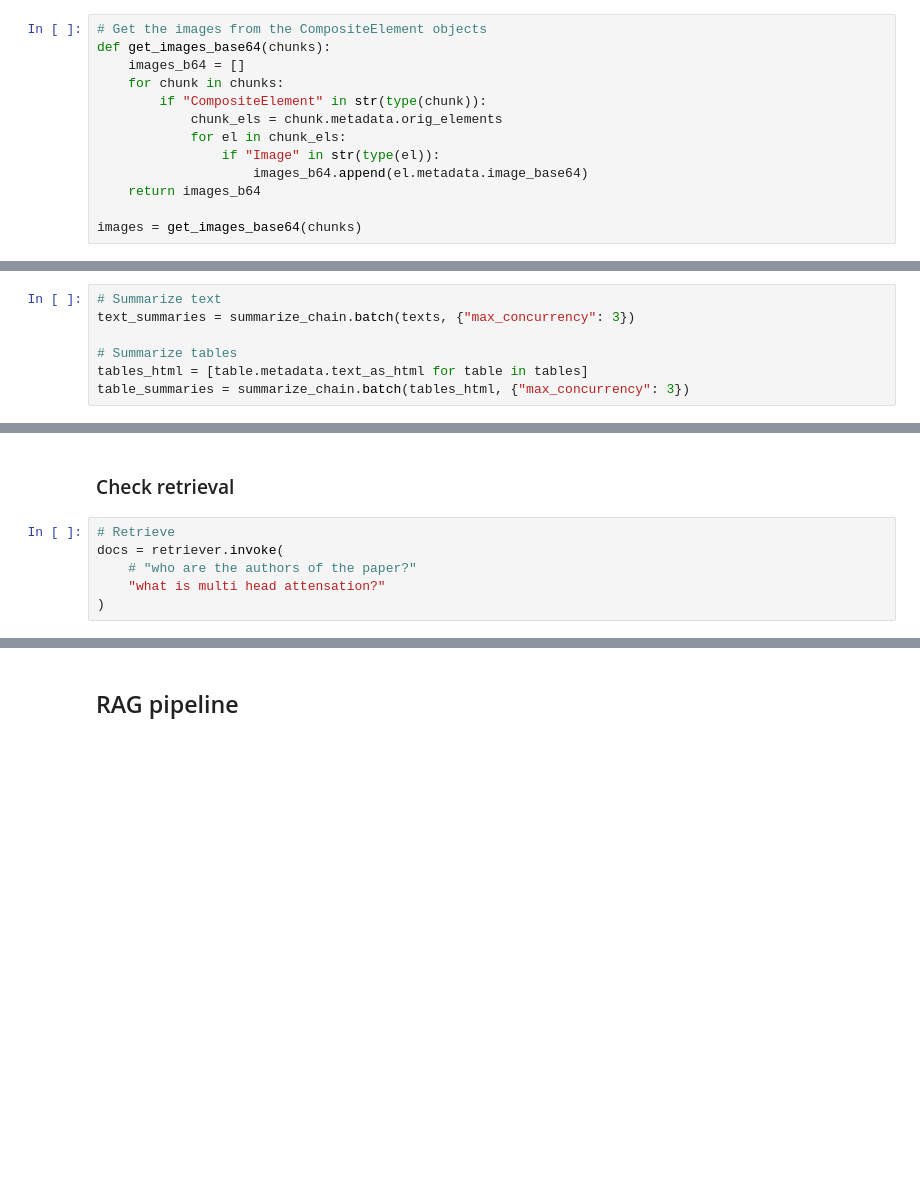
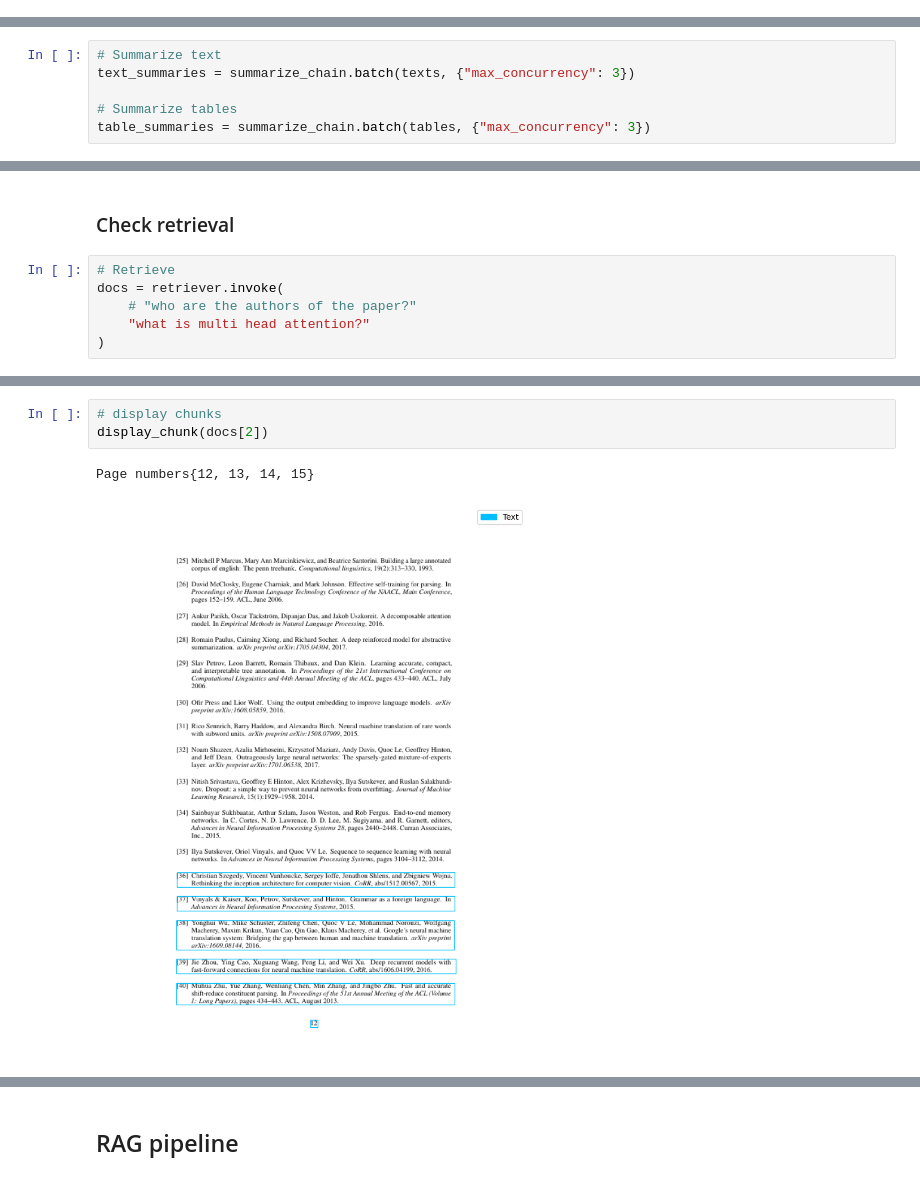
Before and after one commit to ravikothari510/mutisource-pdf-query, a Jupyter notebook: langchain-multimodal.ipynb, the cells around one changed output, grey strips where cells are left out. Saved outputs shown, nothing was run; the diff lists cells and outputs as text; blank space fills up the shorter version.

```diff
--- a/langchain-multimodal.ipynb
+++ b/langchain-multimodal.ipynb
@@ -70,13 +145,0 @@ tables[0].metadata.text_as_html
-# %%
-# Get the images from the CompositeElement objects
-def get_images_base64(chunks):
-    images_b64 = []
-    for chunk in chunks:
-        if "CompositeElement" in str(type(chunk)):
-            chunk_els = chunk.metadata.orig_elements
-            for el in chunk_els:
-                if "Image" in str(type(el)):
-                    images_b64.append(el.metadata.image_base64)
-    return images_b64
-
-images = get_images_base64(chunks)
@@ -131,5 +305,4 @@ summarize_chain = {"element": lambda x: x} | prompt | model | StrOutputParser()
 text_summaries = summarize_chain.batch(texts, {"max_concurrency": 3})
 
 # Summarize tables
-tables_html = [table.metadata.text_as_html for table in tables]
-table_summaries = summarize_chain.batch(tables_html, {"max_concurrency": 3})
+table_summaries = summarize_chain.batch(tables, {"max_concurrency": 3})
@@ -232,7 +429,7 @@ retriever.docstore.mset(list(zip(img_ids, images)))
 # Retrieve
 docs = retriever.invoke(
     # "who are the authors of the paper?"
-    "what is multi head attensation?"
+    "what is multi head attention?"
 )
 # %%
 docs
@@ -241,0 +462,6 @@ for doc in docs:
+# %%
+# display chunks
+display_chunk(docs[2])
+# %% [output]
+Page numbers{12, 13, 14, 15}
+[figure, added]
```
Also changed, not shown: parts of 36 cells of this notebook, 13 other files.
